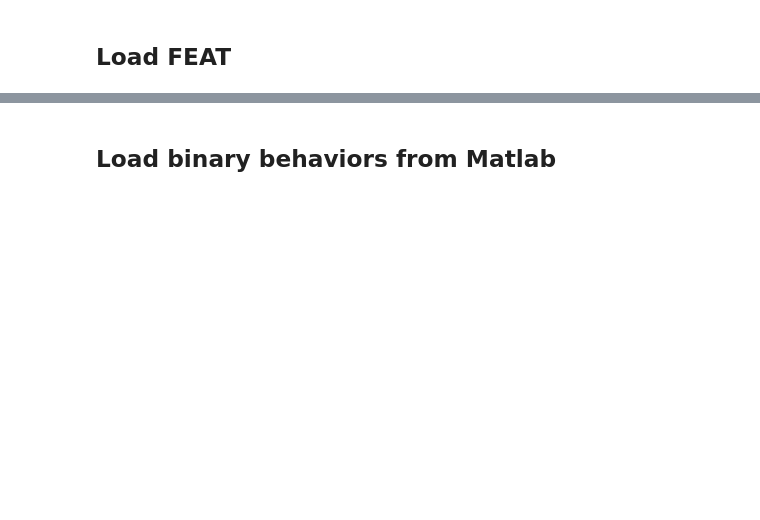
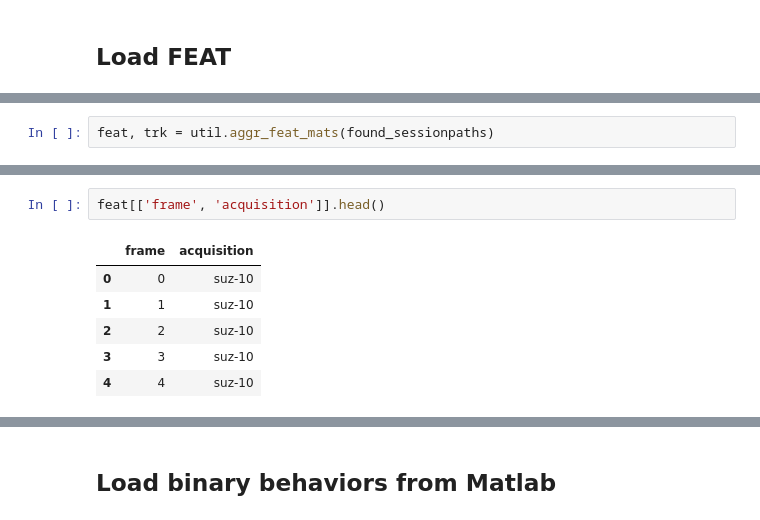
Before and after one commit to julianarhee/flytracker_analysis, a Jupyter notebook: visual-params.ipynb, the cells around one changed output, grey strips where cells are left out. Cells and saved outputs as stored; diff of their text form; blank space fills up the shorter version.

```diff
--- a/visual-params.ipynb
+++ b/visual-params.ipynb
@@ -159,0 +137,2 @@ feat.head()
+# %%
+feat, trk = util.aggr_feat_mats(found_sessionpaths)
@@ -159,0 +157,9 @@ feat.head()
+# %%
+feat[['frame', 'acquisition']].head()
+# %% [output]
+|  | frame | acquisition |
+| 0 | 0 | suz-10 |
+| 1 | 1 | suz-10 |
+| 2 | 2 | suz-10 |
+| 3 | 3 | suz-10 |
+| 4 | 4 | suz-10 |
```
Also changed, not shown: parts of 123 cells of this notebook, 1 other file.
